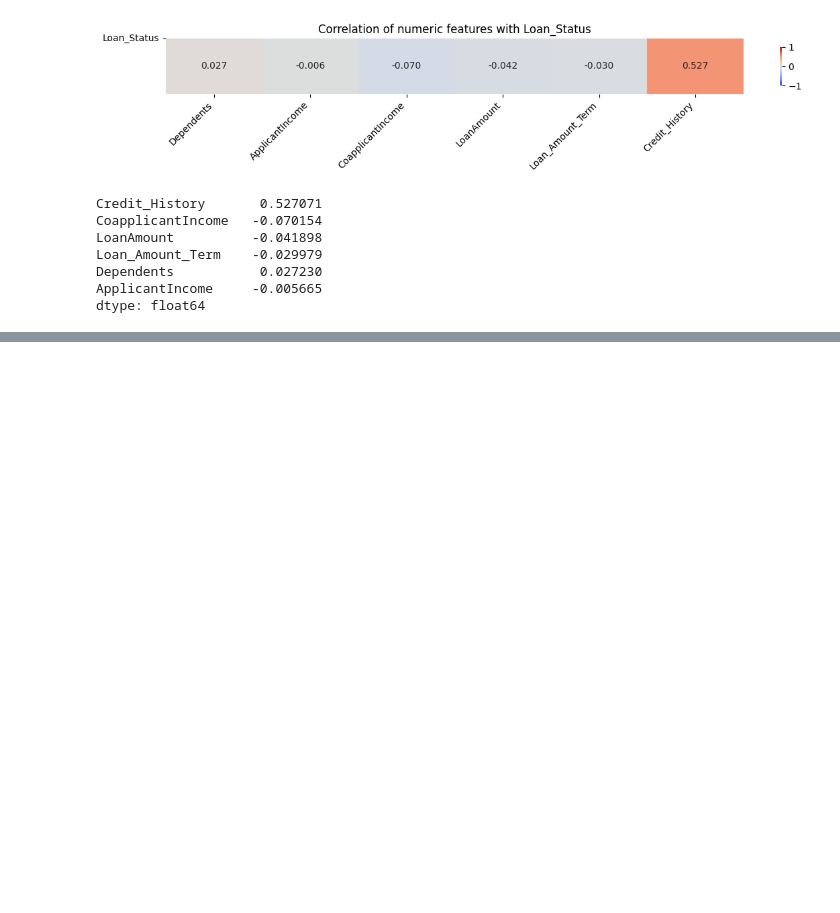
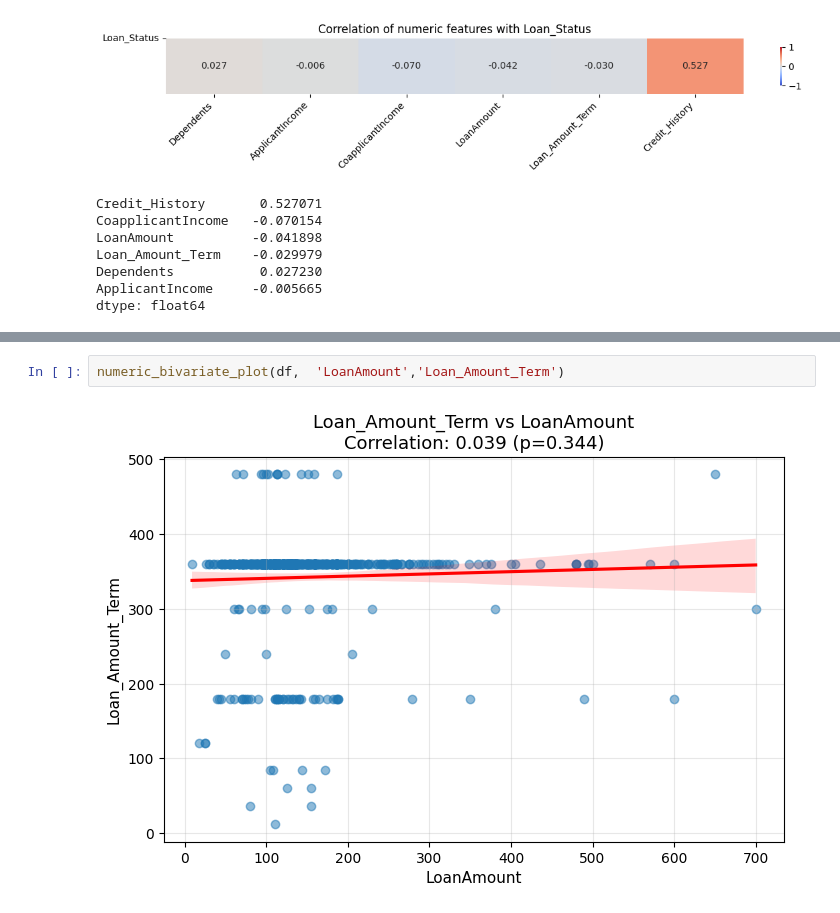
Before and after one commit to KudoroEsther/Files_Backend, a Jupyter notebook: HomeLoan.ipynb, the cells around one changed output, grey strips where cells are left out. Cells and saved outputs as stored; diff of their text form; blank space fills up the shorter version.

```diff
--- a/HomeLoan.ipynb
+++ b/HomeLoan.ipynb
@@ -513,0 +543,4 @@ def numeric_bivariate_plot(df, x_col, y_col):
+# %%
+numeric_bivariate_plot(df,  'LoanAmount','Loan_Amount_Term')
+# %% [output]
+[figure, added]
```
Also changed, not shown: parts of 4 cells of this notebook.
